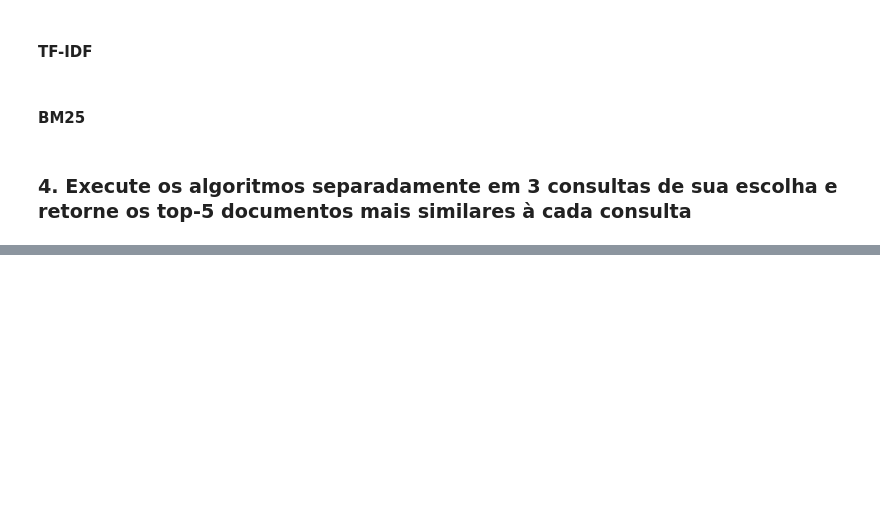
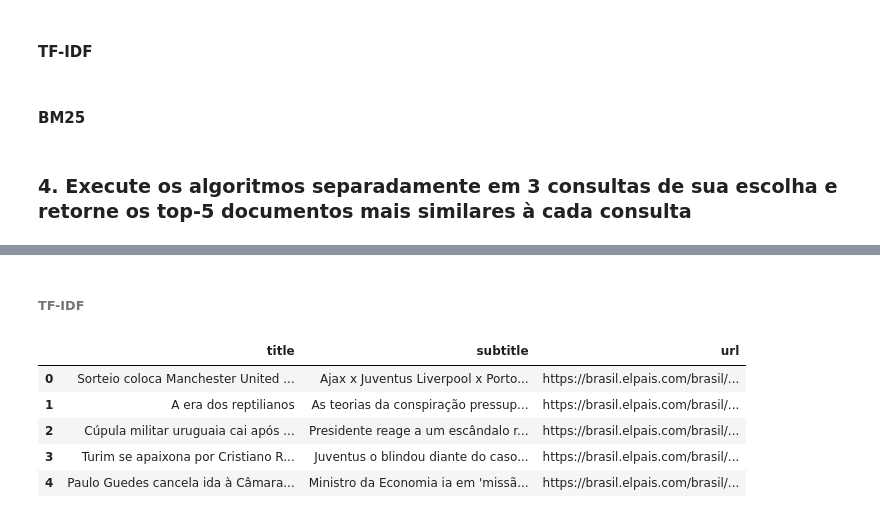
Before and after one commit to viniagostini/information_retrieval, a Jupyter notebook: lab6/lab6.ipynb, the cells around one changed output, grey strips where cells are left out. Cells and saved outputs as stored; diff of their text form; code cells hidden in the pictures; blank space fills up the shorter version.

```diff
--- a/lab6/lab6.ipynb
+++ b/lab6/lab6.ipynb
@@ -185,0 +242,11 @@ query_df
+# %% [markdown]
+###### TF-IDF
+# %%
+print_docs(tfidf_docs1)
+# %% [output]
+|  | title | subtitle | url |
+| 0 | Sorteio coloca Manchester United ... | Ajax x Juventus Liverpool x Porto... | https://brasil.elpais.com/brasil/... |
+| 1 | A era dos reptilianos | As teorias da conspiração pressup... | https://brasil.elpais.com/brasil/... |
+| 2 | Cúpula militar uruguaia cai após ... | Presidente reage a um escândalo r... | https://brasil.elpais.com/brasil/... |
+| 3 | Turim se apaixona por Cristiano R... | Juventus o blindou diante do caso... | https://brasil.elpais.com/brasil/... |
+| 4 | Paulo Guedes cancela ida à Câmara... | Ministro da Economia ia em 'missã... | https://brasil.elpais.com/brasil/... |
```
Also changed, not shown: parts of 36 cells of this notebook.
